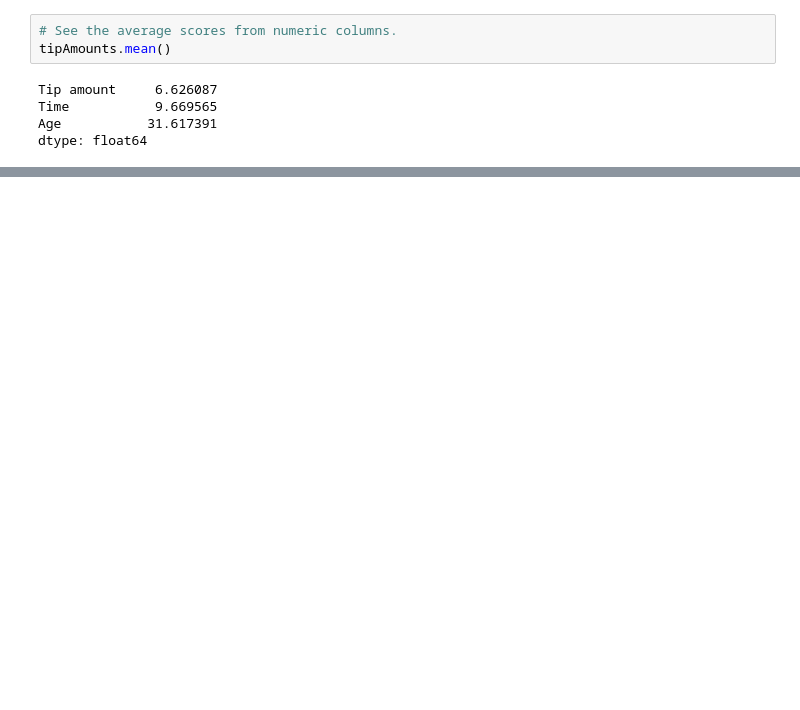
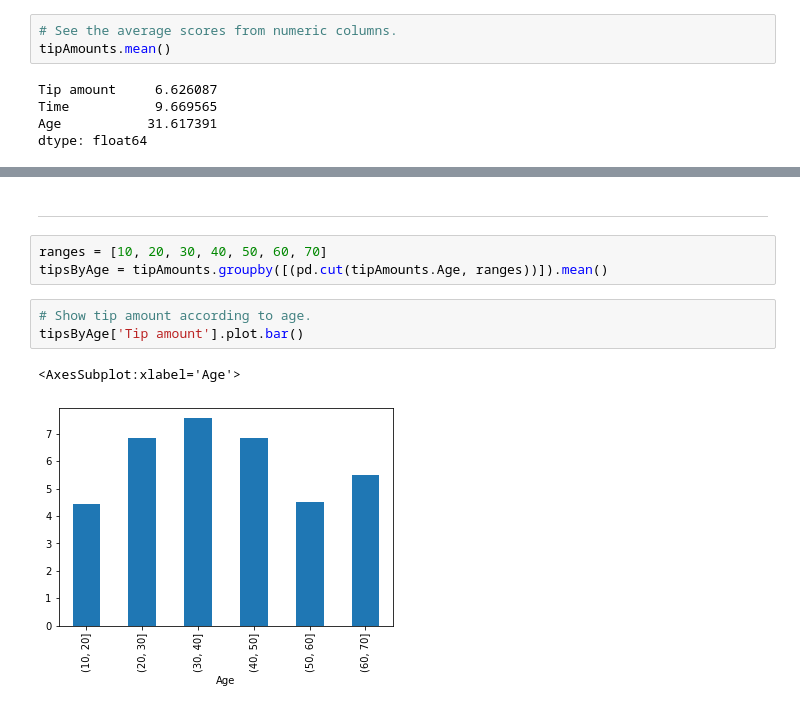
Before and after one commit to HolmQ84/DataScience-JupyterProjects, a Jupyter notebook: Assignment 2 - Haircut Tip Amounts.ipynb, the cells around one changed output, grey strips where cells are left out. Cells and saved outputs as stored; diff of their text form; blank space fills up the shorter version.

```diff
--- a/Assignment 2 - Haircut Tip Amounts.ipynb
+++ b/Assignment 2 - Haircut Tip Amounts.ipynb
@@ -233,0 +267,11 @@ tipAmounts.groupby('Culture').mean().plot(kind='bar')
+# %% [markdown]
+***
+# %%
+ranges = [10, 20, 30, 40, 50, 60, 70]
+tipsByAge = tipAmounts.groupby([(pd.cut(tipAmounts.Age, ranges))]).mean()
+# %%
+# Show tip amount according to age.
+tipsByAge['Tip amount'].plot.bar()
+# %% [output]
+<AxesSubplot:xlabel='Age'>
+[figure, added]
```
Also changed, not shown: parts of 21 cells of this notebook.
